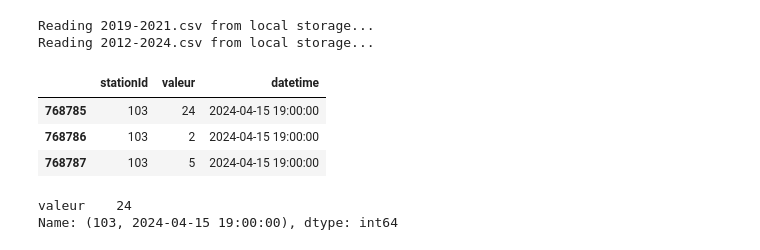
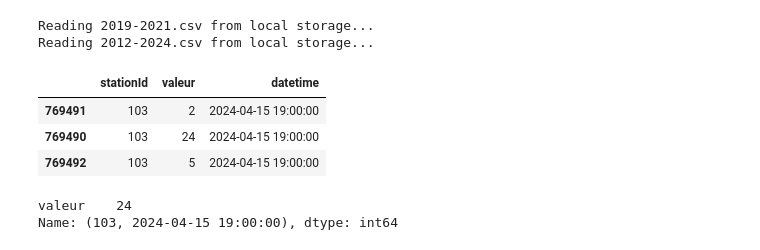
Before and after one commit to Magellol/montreal-aqi-predictions, a Jupyter notebook: index.ipynb, the cells around one changed output. Saved outputs shown, nothing was run; the diff lists cells and outputs as text; code cells hidden in the pictures.

Commit message:
Sort values by datetime

```diff
--- a/index.ipynb
+++ b/index.ipynb
@@ -33,16 +33,17 @@ df = pd.concat([df1, df2])
 # %%
 df['datetime'] = pd.to_datetime(df['date'] + ' ' + df['heure'].astype(str) + ':00:00',
                                 format = '%Y-%m-%d %H:%M:%S',
                                 errors = 'coerce')
 df.drop(["heure", "date", "polluant"], axis=1, inplace=True)
+df.sort_values("datetime", inplace=True)
 
 # Taking a sample of data for a given datetime and station id
 df[(df["stationId"] == 103) & (df["datetime"] == "2024-04-15 19:00:00")]
 # %% [output]
 |  | stationId | valeur | datetime |
-| 768785 | 103 | 24 | 2024-04-15 19:00:00 |
-| 768786 | 103 | 2 | 2024-04-15 19:00:00 |
-| 768787 | 103 | 5 | 2024-04-15 19:00:00 |
+| 769491 | 103 | 2 | 2024-04-15 19:00:00 |
+| 769490 | 103 | 24 | 2024-04-15 19:00:00 |
+| 769492 | 103 | 5 | 2024-04-15 19:00:00 |
 # %%
 # the data contains measurements across various stations (spread over the MTL territory).
 # We can take the maximum measurement for a given station for a given datetime (regardless of the pollutant).
```
Also changed, not shown: parts of 2 cells of this notebook.
